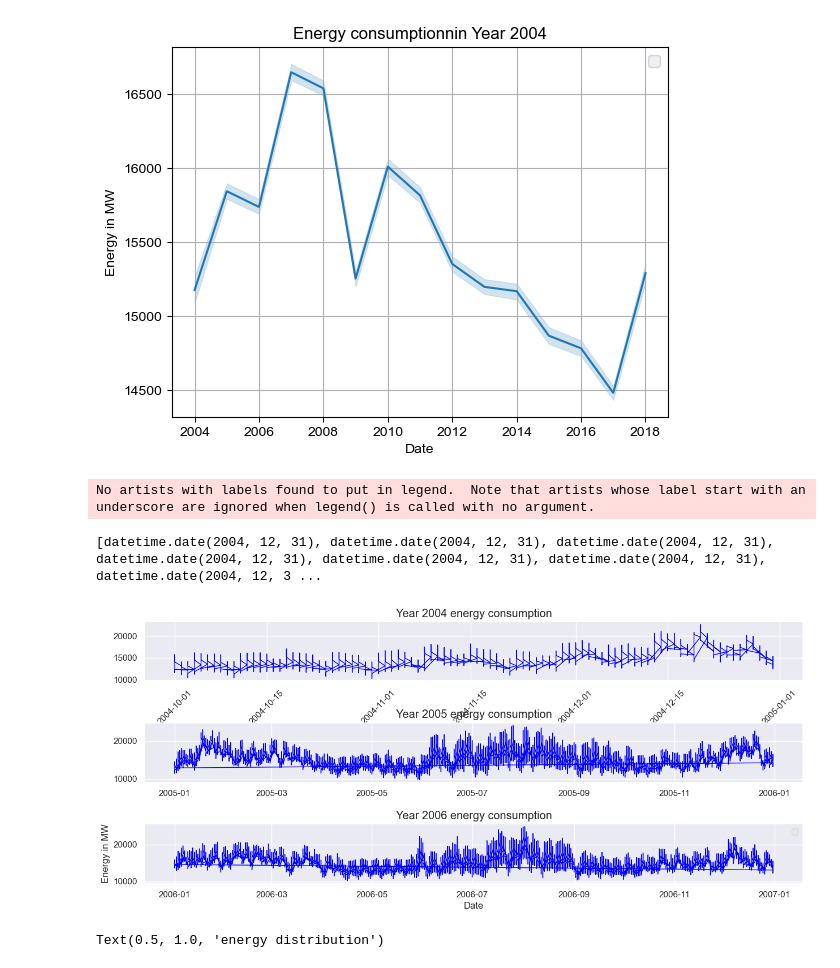
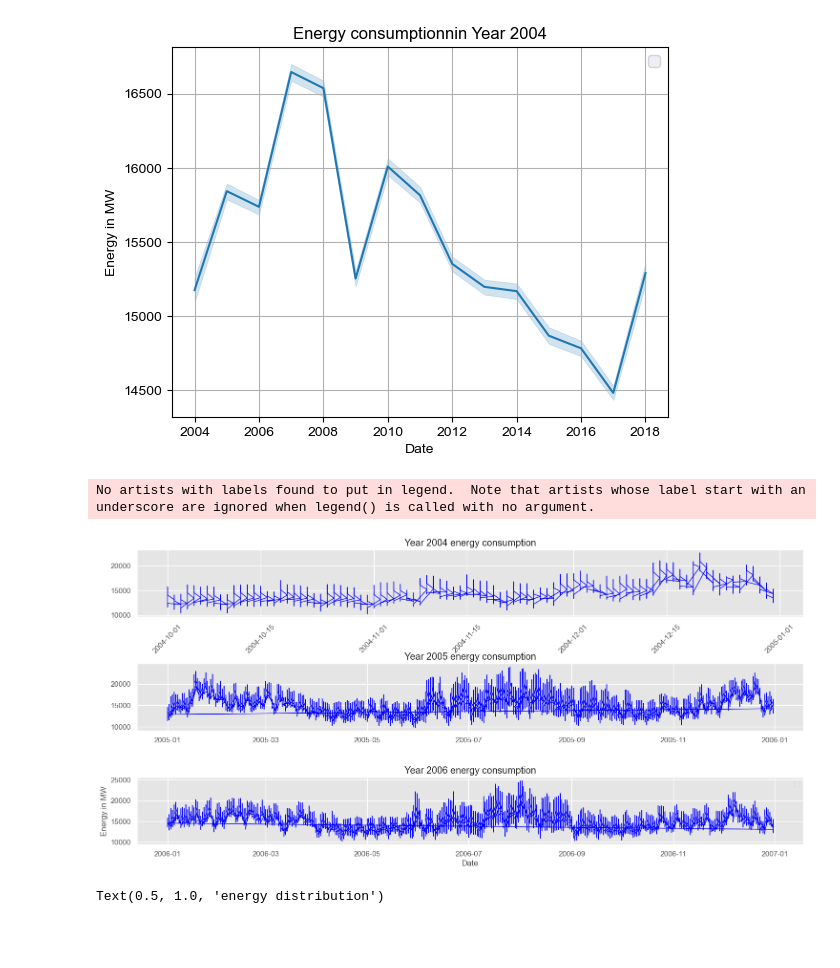
Before and after one commit to Mesfin-Kefyalew/load-forecasting-via-LSTM, a Jupyter notebook: load_predictor.ipynb, the cells around one changed output. Cells and saved outputs as stored; diff of their text form; code cells hidden in the pictures; blank space fills up the shorter version.

```diff
--- a/load_predictor.ipynb
+++ b/load_predictor.ipynb
@@ -69,37 +71,36 @@ ax3= fig.add_subplot(313)
 style.use('ggplot')
 y_2004 = dataset[dataset["Year"] == 2004]["AEP_MW"].to_list()
 x_2004 = dataset[dataset["Year"] == 2004]["Date"].to_list()
-print(x_2004)
 
+style.use('ggplot')
 ax1.plot(x_2004, y_2004, color="blue", linewidth= 1)
 ax1.set_title("Year 2004 energy consumption")
 
 
 y_2005 = dataset[dataset["Year"] ==2005]["AEP_MW"].to_list()
 x_2005 = dataset[dataset["Year"] ==2005]["Date"].to_list()
 
 ax2.plot(x_2005, y_2005, color="blue", linewidth=1)
 ax2.set_title("Year 2005 energy consumption")
 
 y_2006 = dataset[dataset["Year"] ==2006]["AEP_MW"].to_list()
 x_2006 = dataset[dataset["Year"] ==2006]["Date"].to_list()
 ax3.plot(x_2006, y_2006, color="blue", linewidth=1)
 ax3.set_title("Year 2006 energy consumption")
 
 plt.rcParams["figure.figsize"] = (18,8)
 # plt.title("Energy consumption")
 plt.xlabel("Date")
 plt.ylabel("Energy in MW")
 plt.grid(True, alpha=1)
 plt.legend()
 
 
 for label in ax1.xaxis.get_ticklabels():
     label.set_rotation(45)
 # %% [output]
 No artists with labels found to put in legend.  Note that artists whose label start with an underscore are ignored when legend() is called with no argument.
-[datetime.date(2004, 12, 31), datetime.date(2004, 12, 31), datetime.date(2004, 12, 31), datetime.date(2004, 12, 31), datetime.date(2004, 12, 31), datetime.date(2004, 12, 31), datetime.date(2004, 12, 3 ...
-[figure, old version]
+[figure, new version]
 # %%
 sns.displot(dataset["AEP_MW"]) #disribution of the dataset suggests a normal distribution
 plt.title("energy distribution")
```
Also changed, not shown: parts of 6 cells of this notebook.
